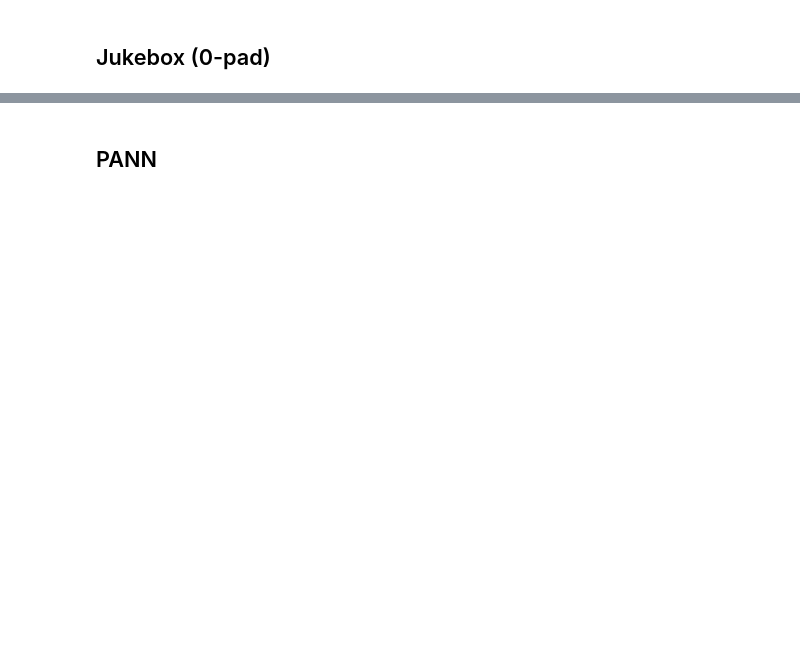
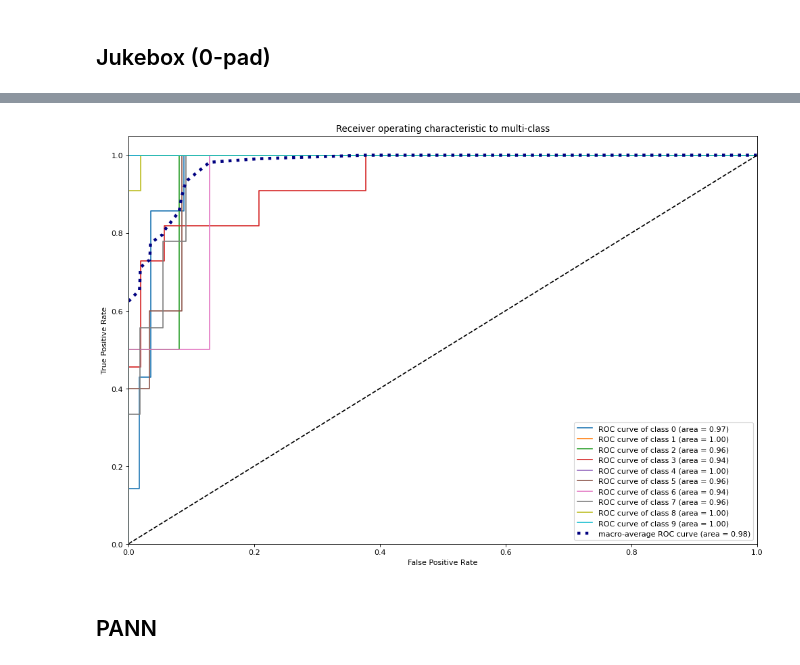
Before and after one commit to imkhoa99/Research-Project-2021, a Jupyter notebook: mlp.ipynb, the cells around one changed output, grey strips where cells are left out. Cells and saved outputs as stored; diff of their text form; code cells hidden in the pictures; blank space fills up the shorter version.

```diff
--- a/mlp.ipynb
+++ b/mlp.ipynb
@@ -491,5 +566,0 @@ SimpleMLP(
-# %%
-std_scaler_jukebox = StandardScaler()
-std_scaler_jukebox.fit(split_to_X["jukebox"]["train"])
-
-scaler_dict["jukebox"] = std_scaler_jukebox
@@ -510,9 +566,0 @@ le_dict["jukebox"] = le_jukebox
-# %%
-# Create optimizer
-optimizer_jukebox = torch.optim.Adam(
-    probe_jukebox.parameters(),
-    lr=cfg["learning_rate"],
-    weight_decay=0
-    if cfg["l2_weight_decay"] is None
-    else cfg["l2_weight_decay"],
-)
@@ -549,2 +632,7 @@ plt.show()
+# %%
+figure(figsize=(15, 10), dpi=80)
+plot_rocauc(proba_classes_val_jukebox, y_valid_vals_jukebox)
+# %% [output]
+[figure, added]
 # %% [markdown]
 ## PANN
```
Also changed, not shown: parts of 44 cells of this notebook.
